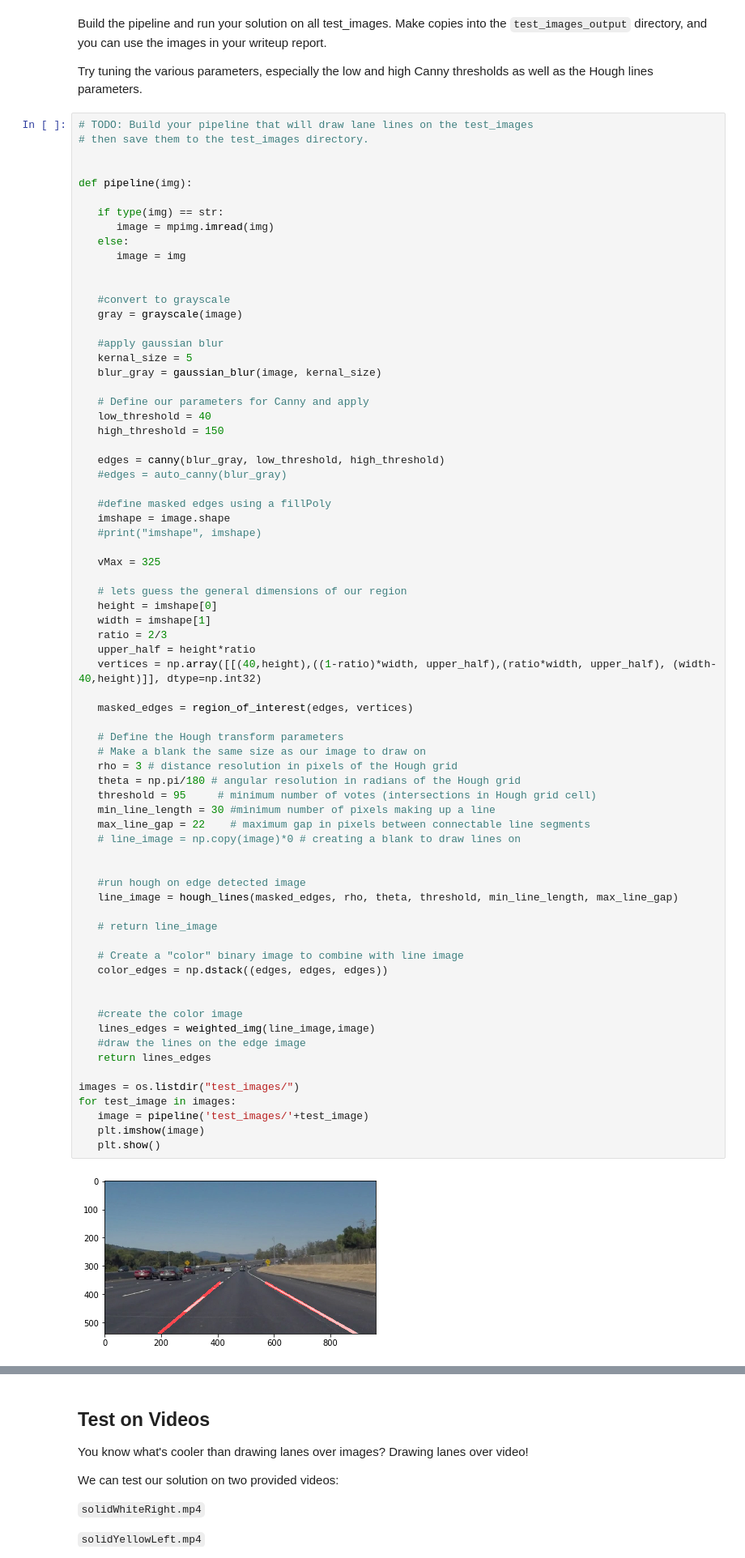
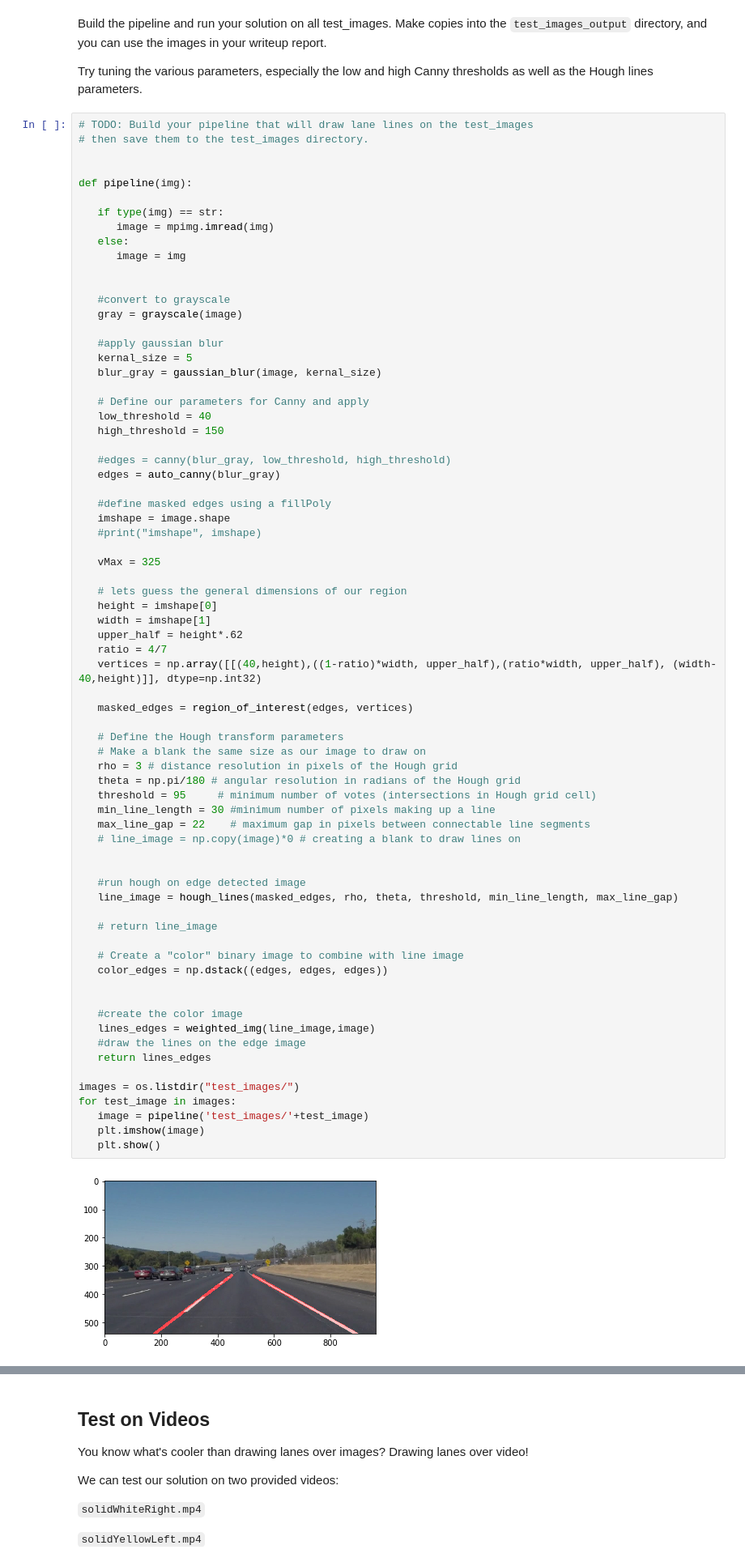
Before and after one commit to zacharyz/sdc-p1, a Jupyter notebook: P1.ipynb, the cells around one changed output, grey strips where cells are left out. Shown: that part at 81% size. Cells and saved outputs as stored; diff of their text form.

```diff
--- a/P1.ipynb
+++ b/P1.ipynb
@@ -406,8 +405,8 @@ def pipeline(img):
    low_threshold = 40
    high_threshold = 150
 
-   edges = canny(blur_gray, low_threshold, high_threshold)
-   #edges = auto_canny(blur_gray)
+   #edges = canny(blur_gray, low_threshold, high_threshold)
+   edges = auto_canny(blur_gray)
 
    #define masked edges using a fillPoly
    imshape = image.shape
@@ -418,8 +417,8 @@ def pipeline(img):
    # lets guess the general dimensions of our region
    height = imshape[0]
    width = imshape[1]
-   ratio = 2/3
-   upper_half = height*ratio
+   upper_half = height*.62
+   ratio = 4/7
    vertices = np.array([[(40,height),((1-ratio)*width, upper_half),(ratio*width, upper_half), (width-40,height)]], dtype=np.int32)
 
    masked_edges = region_of_interest(edges, vertices)
@@ -427,31 +426,31 @@ def pipeline(img):
    # Define the Hough transform parameters
    # Make a blank the same size as our image to draw on
    rho = 3 # distance resolution in pixels of the Hough grid
    theta = np.pi/180 # angular resolution in radians of the Hough grid
    threshold = 95     # minimum number of votes (intersections in Hough grid cell)
    min_line_length = 30 #minimum number of pixels making up a line
    max_line_gap = 22    # maximum gap in pixels between connectable line segments
    # line_image = np.copy(image)*0 # creating a blank to draw lines on
 
 
    #run hough on edge detected image
    line_image = hough_lines(masked_edges, rho, theta, threshold, min_line_length, max_line_gap)
 
    # return line_image
 
    # Create a "color" binary image to combine with line image
    color_edges = np.dstack((edges, edges, edges))
 
 
    #create the color image
    lines_edges = weighted_img(line_image,image)
    #draw the lines on the edge image
    return lines_edges
 
 images = os.listdir("test_images/")
 for test_image in images:
    image = pipeline('test_images/'+test_image)
    plt.imshow(image)
    plt.show()
 # %% [output]
-[figure, old version]
+[figure, new version]
```
Also changed, not shown: parts of 4 cells of this notebook.
